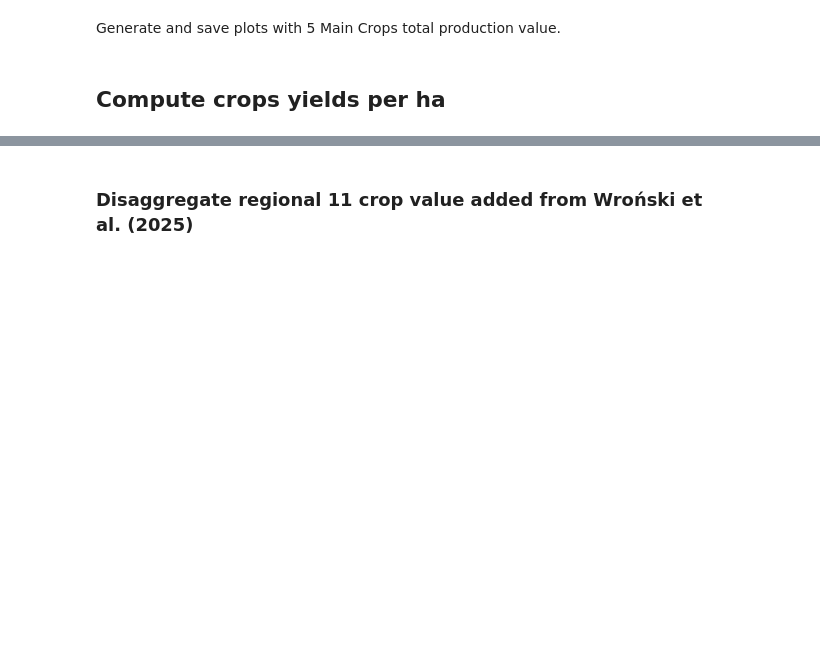
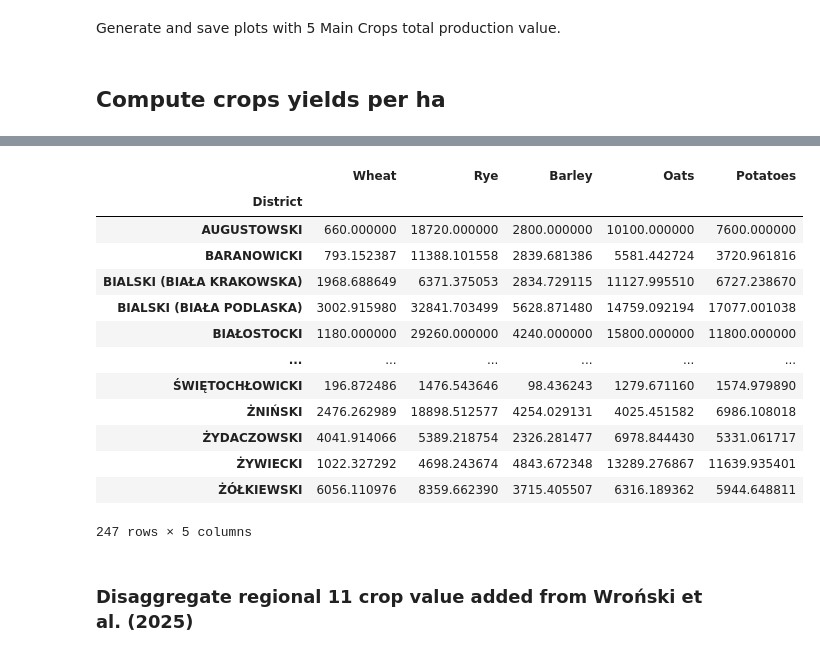
Before and after one commit to jjkiljanski/border_harmonization_toolkit, a Jupyter notebook: examples/interwar_poland_gdp/gdp_computation.ipynb, the cells around one changed output, grey strips where cells are left out. Saved outputs shown, nothing was run; the diff lists cells and outputs as text; code cells hidden in the pictures; blank space fills up the shorter version.

```diff
--- a/examples/interwar_poland_gdp/gdp_computation.ipynb
+++ b/examples/interwar_poland_gdp/gdp_computation.ipynb
@@ -401,7 +403,7 @@ population_1931.rename(columns = {"Total population: Together": "Population"}, i
 1921 population is loaded directly from census data and corrected where needed.
 # %%
 population_1921_raw, population_1921_data_table_metadata, population_1921_adm_state_date = adm_history_api.load_data_table(data_table_id = '1921-total_population_from_1931_census_publications', version='harmonized', custom_grouping=d_city_mapping, custom_grouping_method = 'sum')
-population_1921_raw.rename(columns = {"Data from 1931 census publications: Together": "Population"}, inplace = True)
+population_1921_raw.rename(columns = {"Census 1921/Population/Total (Data from 1931 Census Publications)": "Population"}, inplace = True)
 population_1921 = population_1921_raw.copy()
 # %% [markdown]
 Regional population estimates are taken from Bukowski et al. (2025) paper.
@@ -763,15 +810,23 @@ for year, df in crops_prices_year_df.items():
 # %% [markdown]
 Load crops size data
 # %%
-# Load the crops prices
-columns_to_select = ['Pszenica: Together', 'Żyto: Together', 'Jęczmień: Together', 'Owies: Together', 'Ziemniaki: Together']
-crops_size_data_table_ids = [data_table.data_table_id for data_table in adm_history_processor.processed_data_metadata.items if data_table.category.eng=='Crops - Size']
+# Load the crops size
+columns_to_select = ['Wheat', 'Rye', 'Barley', 'Oats', 'Potatoes']
+columns_to_select = ['Crops/Size/' + col for col in columns_to_select]
+# Load the crops size
+crops_size_data_table_ids = [
+    data_table.data_table_id
+    for data_table in adm_history_processor.processed_data_metadata.items
+    if any(col in columns_to_select for col in data_table.columns.keys())
+]
 crops_size_dfs = [adm_history_api.load_data_table(data_table_id = crops_data_table_id, version = 'harmonized', custom_grouping=d_city_mapping, custom_grouping_method = 'sum') for crops_data_table_id in crops_size_data_table_ids]
 crops_size_year_df = {extract_date_parts(metadata.date)[0]: df for df, metadata, date in crops_size_dfs}
 crops_size_years = crops_size_year_df.keys()
 crops_size_year_df_clean = copy.deepcopy(empty_year_df_dict)
 for year, df in crops_size_year_df.items():
+    print(f"Year: {year}")
+    print(f"df.columns: {df.columns}")
     existing_columns = [col for col in columns_to_select if col in df.columns]
     df = df[existing_columns]
-    df.columns = [col.split(':')[0].strip() for col in df.columns]
+    df.columns = [col.split('/')[2].strip() for col in df.columns]
     crops_size_year_df_clean[year] = df
@@ -798,7 +871,7 @@ price_index_5_main_crops = {
 # %% [markdown]
 ### Interpolate the prices
 # %%
-for crop_name in ['Pszenica', 'Żyto', 'Jęczmień', 'Owies', 'Ziemniaki']:
+for crop_name in ['Wheat', 'Rye', 'Barley', 'Oats', 'Potatoes']:
     crops_prices_year_df_clean = interpolate_missing_years(year_to_df=crops_prices_year_df_clean, col_name=crop_name,
                                 all_years=all_years, empty_dist_df=empty_dist_df.copy(), extrapolate_trends = False)
 crops_prices_years = all_years
@@ -855,16 +930,21 @@ plot_year_df_columns(
 # %% [markdown]
 ## Compute crops yields per ha
 # %%
-# Load the crops prices
-columns_to_select = ['Pszenica: Together', 'Żyto: Together', 'Jęczmień: Together', 'Jęczmień: Ogółem', 'Owies: Together', 'Ziemniaki: Together']
-crops_area_data_table_ids = [data_table.data_table_id for data_table in adm_history_processor.processed_data_metadata.items if data_table.category.eng=='Crops - Area']
+# Load the crops area
+columns_to_select = ['Wheat', 'Rye', 'Barley', 'Oats', 'Potatoes']
+columns_to_select = ['Crops/Area/' + col for col in columns_to_select]
+crops_area_data_table_ids = [
+    data_table.data_table_id
+    for data_table in adm_history_processor.processed_data_metadata.items
+    if any(col in columns_to_select for col in data_table.columns.keys())
+]
 crops_area_dfs = [adm_history_api.load_data_table(data_table_id = crops_data_table_id, version = 'harmonized', custom_grouping=d_city_mapping, custom_grouping_method = 'sum') for crops_data_table_id in crops_area_data_table_ids]
 crops_area_year_df = {extract_date_parts(metadata.date)[0]: df for df, metadata, date in crops_area_dfs}
 crops_area_years = crops_area_year_df.keys()
 crops_area_year_df_clean = copy.deepcopy(empty_year_df_dict)
 for year, df in crops_area_year_df.items():
+    print(f"df.columns: {df.columns}")
     existing_columns = [col for col in columns_to_select if col in df.columns]
     df = df[existing_columns]
-    df.columns = [col.split(':')[0].strip() for col in df.columns]
+    df.columns = [col.split('/')[2].strip() for col in df.columns]
     crops_area_year_df_clean[year] = df
-    print(df.columns)
@@ -871,5 +969,20 @@ for year, df in crops_area_year_df.items():
 # %%
-crops_area_year_df_clean[1924].isna().sum()
+crops_area_year_df_clean[1926]
+# %% [output]
+|  | Wheat | Rye | Barley | Oats | Potatoes |
+| District |  |  |  |  |  |
+| AUGUSTOWSKI | 660.000000 | 18720.000000 | 2800.000000 | 10100.000000 | 7600.000000 |
+| BARANOWICKI | 793.152387 | 11388.101558 | 2839.681386 | 5581.442724 | 3720.961816 |
+| BIALSKI (BIAŁA KRAKOWSKA) | 1968.688649 | 6371.375053 | 2834.729115 | 11127.995510 | 6727.238670 |
+| BIALSKI (BIAŁA PODLASKA) | 3002.915980 | 32841.703499 | 5628.871480 | 14759.092194 | 17077.001038 |
+| BIAŁOSTOCKI | 1180.000000 | 29260.000000 | 4240.000000 | 15800.000000 | 11800.000000 |
+| ... | ... | ... | ... | ... | ... |
+| ŚWIĘTOCHŁOWICKI | 196.872486 | 1476.543646 | 98.436243 | 1279.671160 | 1574.979890 |
+| ŻNIŃSKI | 2476.262989 | 18898.512577 | 4254.029131 | 4025.451582 | 6986.108018 |
+| ŻYDACZOWSKI | 4041.914066 | 5389.218754 | 2326.281477 | 6978.844430 | 5331.061717 |
+| ŻYWIECKI | 1022.327292 | 4698.243674 | 4843.672348 | 13289.276867 | 11639.935401 |
+| ŻÓŁKIEWSKI | 6056.110976 | 8359.662390 | 3715.405507 | 6316.189362 | 5944.648811 |
+247 rows × 5 columns
 # %%
 # Find years present in both datasets
 common_yields_per_ha_years = sorted(set(crops_size_years) & set(crops_area_years))
```
Also changed, not shown: parts of 11 cells of this notebook, 16 other files.
